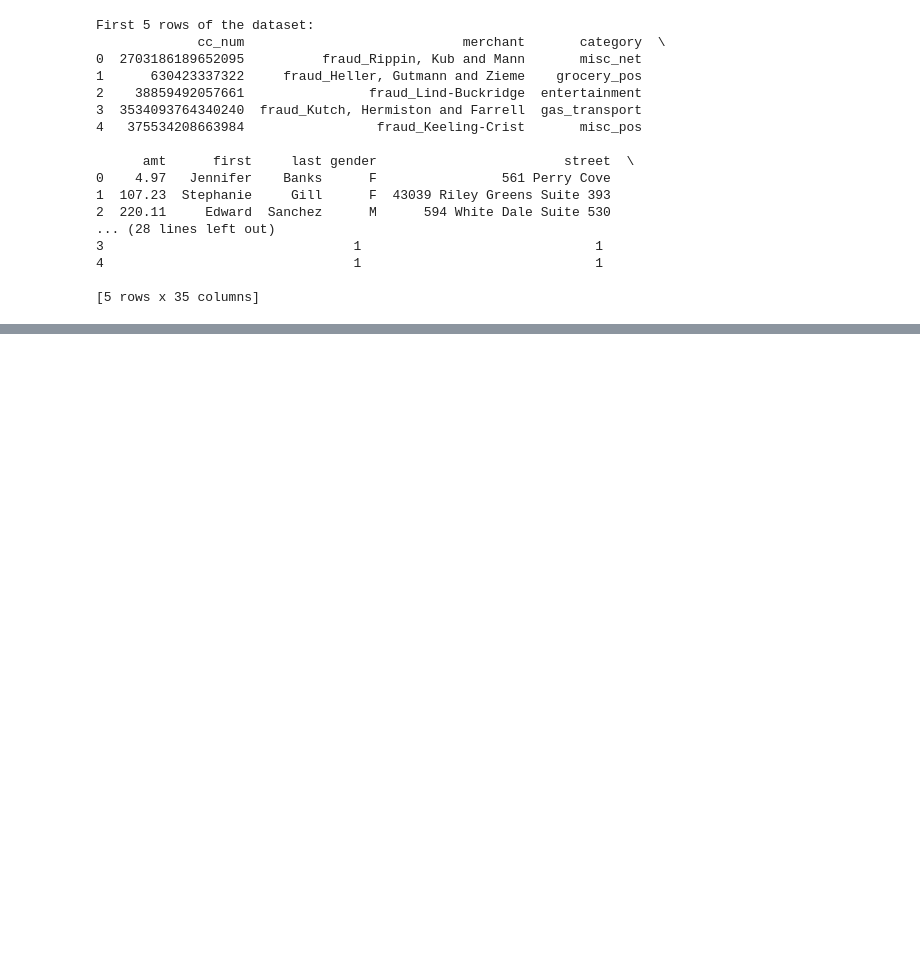
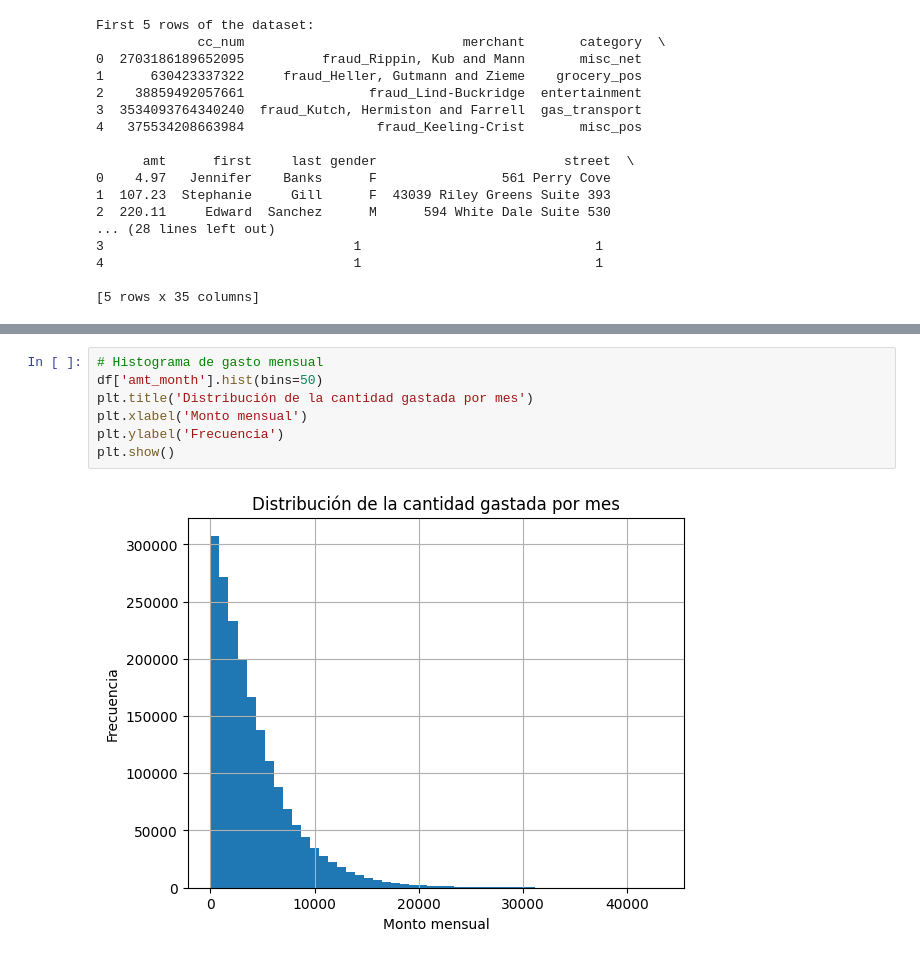
Before and after one commit to Wachuuu15/Proyecto_sds, a Jupyter notebook: detection.ipynb, the cells around one changed output, grey strips where cells are left out. Saved outputs shown, nothing was run; the diff lists cells and outputs as text; blank space fills up the shorter version.

```diff
--- a/detection.ipynb
+++ b/detection.ipynb
@@ -74,0 +137,9 @@ First 5 rows of the dataset:
+# %%
+# Histograma de gasto mensual
+df['amt_month'].hist(bins=50)
+plt.title('Distribución de la cantidad gastada por mes')
+plt.xlabel('Monto mensual')
+plt.ylabel('Frecuencia')
+plt.show()
+# %% [output]
+[figure, added]
```
Also changed, not shown: parts of 9 cells of this notebook.
